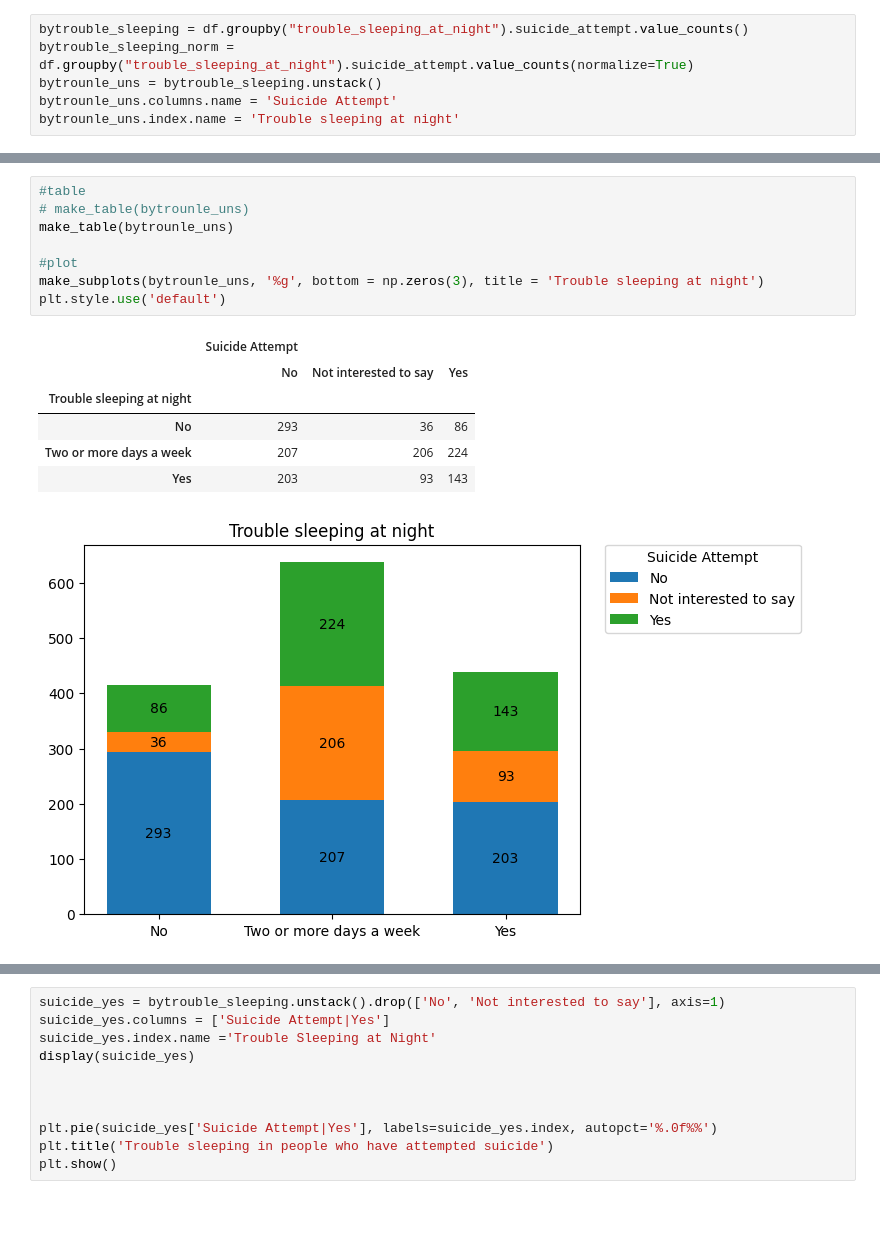
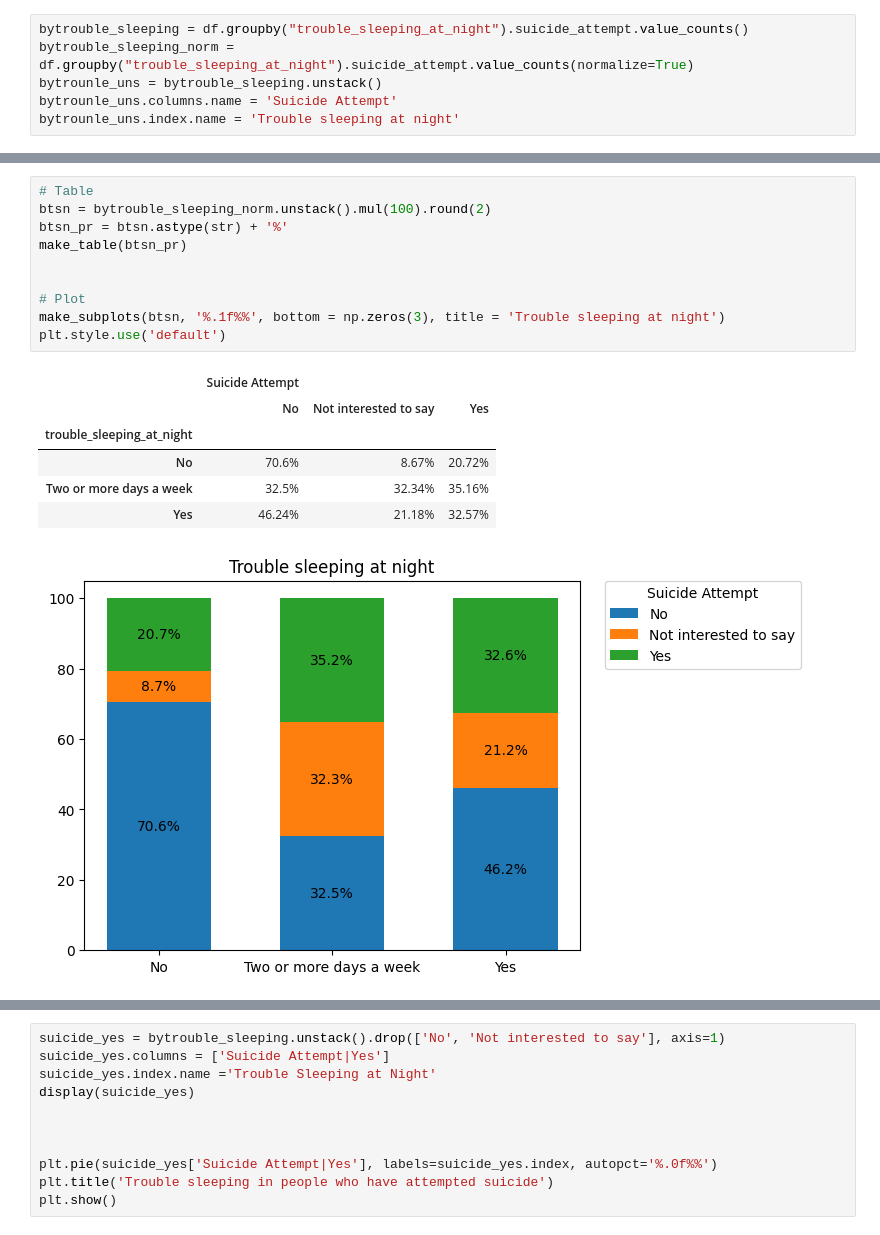
Before and after one commit to YanaNimanchuk/postnatal-depression, a Jupyter notebook: postpartum-depression.ipynb, the cells around one changed output, grey strips where cells are left out. Cells and saved outputs as stored; diff of their text form.

```diff
--- a/postpartum-depression.ipynb
+++ b/postpartum-depression.ipynb
@@ -349,16 +349,18 @@ def make_subplots(df, fmt, bottom, title):
 # %%
-#table
-# make_table(bytrounle_uns)
-make_table(bytrounle_uns)
+# Table
+btsn = bytrouble_sleeping_norm.unstack().mul(100).round(2)
+btsn_pr = btsn.astype(str) + '%'
+make_table(btsn_pr)
 
-#plot
-make_subplots(bytrounle_uns, '%g', bottom = np.zeros(3), title = 'Trouble sleeping at night')
+
+# Plot
+make_subplots(btsn, '%.1f%%', bottom = np.zeros(3), title = 'Trouble sleeping at night')
 plt.style.use('default')
 # %% [output]
 |  | Suicide Attempt |  |  |
 |  | No | Not interested to say | Yes |
-| Trouble sleeping at night |  |  |  |
-| No | 293 | 36 | 86 |
-| Two or more days a week | 207 | 206 | 224 |
-| Yes | 203 | 93 | 143 |
+| trouble_sleeping_at_night |  |  |  |
+| No | 70.6% | 8.67% | 20.72% |
+| Two or more days a week | 32.5% | 32.34% | 35.16% |
+| Yes | 46.24% | 21.18% | 32.57% |
-[figure, old version]
+[figure, new version]
```
Also changed, not shown: parts of 28 cells of this notebook.
